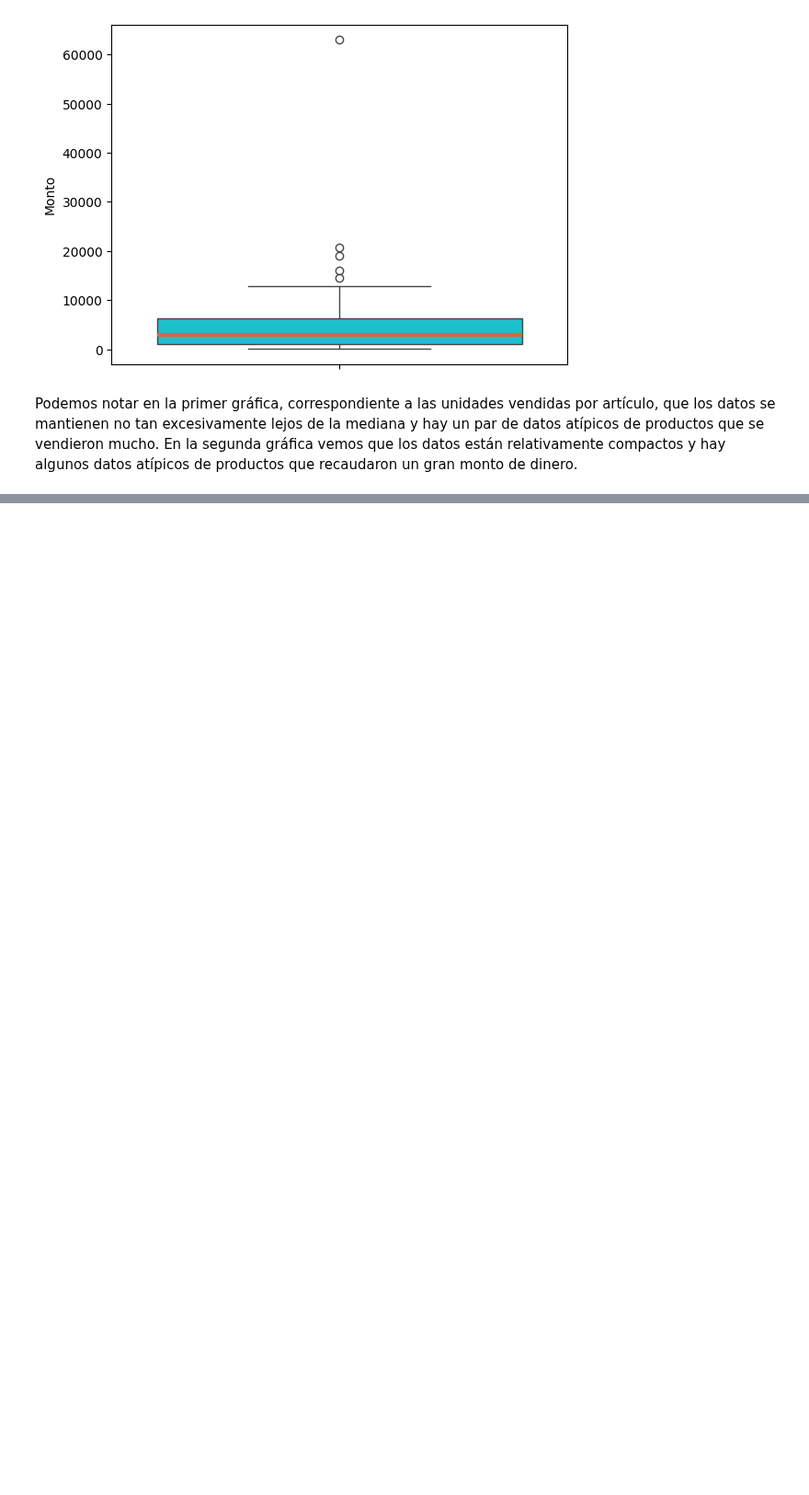
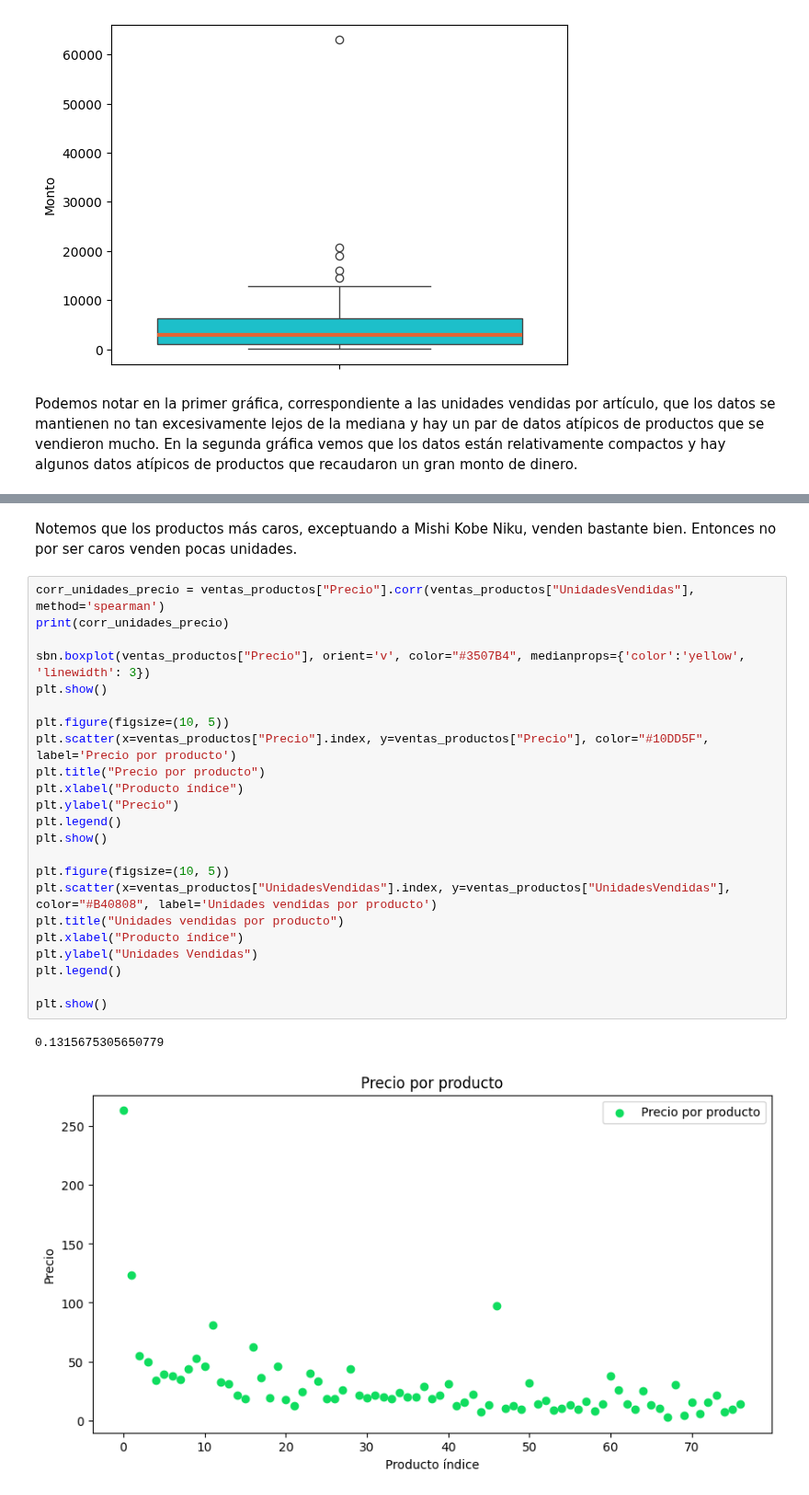
Before and after one commit to arieldatascientist/Northwind_end-to-end-ventas-forecasting-and-segmentation, a Jupyter notebook: notebooks/EDA_Northwind.ipynb, the cells around one changed output, grey strips where cells are left out. Shown at 92% size. Cells and saved outputs as stored; diff of their text form; blank space fills up the shorter version.

```diff
--- a/notebooks/EDA_Northwind.ipynb
+++ b/notebooks/EDA_Northwind.ipynb
@@ -604,0 +728,28 @@ Podemos notar en la primer gráfica, correspondiente a las unidades vendidas por
+# %% [markdown]
+Notemos que los productos más caros, exceptuando a Mishi Kobe Niku, venden bastante bien. Entonces no por ser caros venden pocas unidades.
+# %%
+corr_unidades_precio = ventas_productos["Precio"].corr(ventas_productos["UnidadesVendidas"], method='spearman')
+print(corr_unidades_precio)
+
+sbn.boxplot(ventas_productos["Precio"], orient='v', color="#3507B4", medianprops={'color':'yellow', 'linewidth': 3})
+plt.show()
+
+plt.figure(figsize=(10, 5))
+plt.scatter(x=ventas_productos["Precio"].index, y=ventas_productos["Precio"], color="#10DD5F", label='Precio por producto')
+plt.title("Precio por producto")
+plt.xlabel("Producto índice")
+plt.ylabel("Precio")
+plt.legend()
+plt.show()
+
+plt.figure(figsize=(10, 5))
+plt.scatter(x=ventas_productos["UnidadesVendidas"].index, y=ventas_productos["UnidadesVendidas"], color="#B40808", label='Unidades vendidas por producto')
+plt.title("Unidades vendidas por producto")
+plt.xlabel("Producto índice")
+plt.ylabel("Unidades Vendidas")
+plt.legend()
+
+plt.show()
+# %% [output]
+0.1315675305650779
+[figure, added]
```
Also changed, not shown: parts of 10 cells of this notebook.
